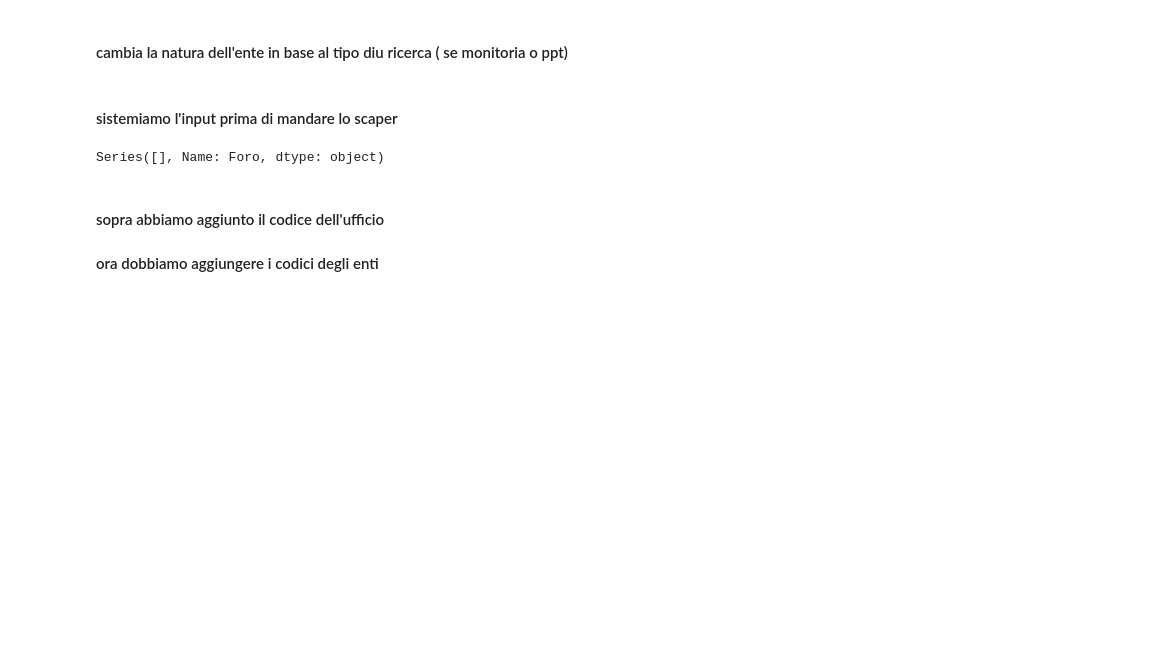
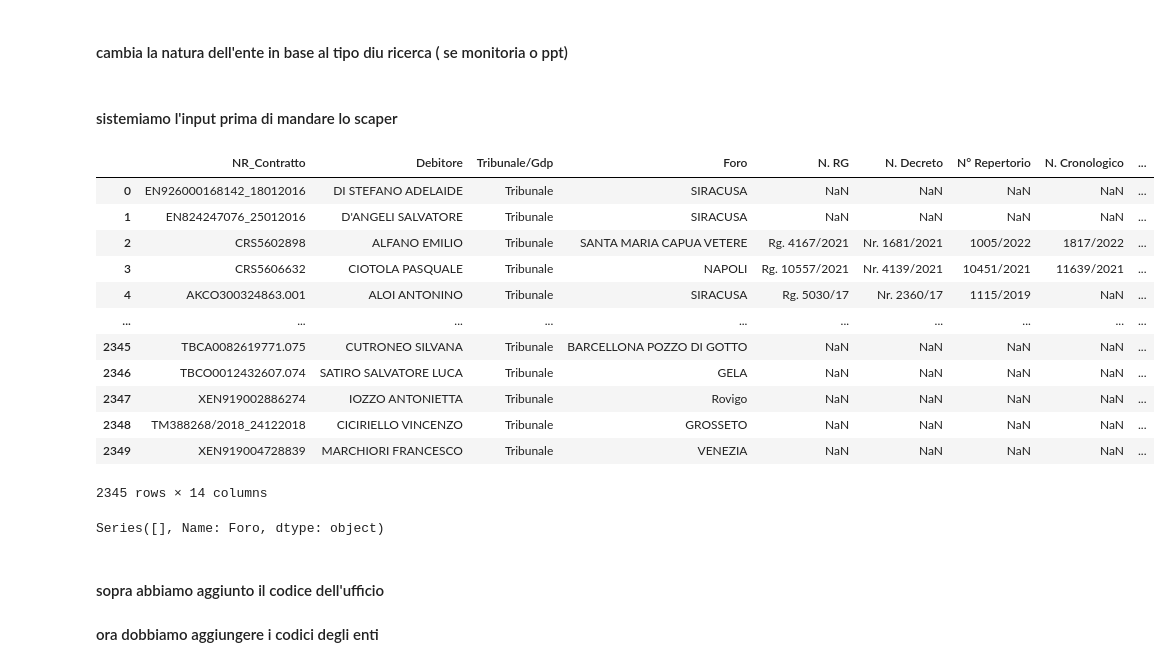
Before and after one commit to ClaudiaEsposit/Scraping_ade, a Jupyter notebook: Tentativi.ipynb, the cells around one changed output. Drawn from its saved outputs; the diff is of its cells as text; code cells hidden in the pictures; blank space fills up the shorter version.

```diff
--- a/Tentativi.ipynb
+++ b/Tentativi.ipynb
@@ -188,9 +174,32 @@ uffici = uffici.iloc[1:]
 uffici['office'] = uffici['office'].str.lower()
 uffici_ut = uffici[uffici['office'].str.contains('ut')]
 # %%
-input = pd.read_excel('Input/Raw/perimetro_27_05.xlsx')
+input = pd.read_excel('Input/Raw/perimetro_03_06.xlsx')
 # %%
 n_columns = input.filter(regex='^N')
 contains_dash = n_columns.applymap(lambda x: '-' in str(x) and '/' not in str(x))
 n_columns = n_columns.applymap(lambda x: x.replace('-', '/') if '-' in str(x) else x)
 input[n_columns.columns] = n_columns
+# %%
+input = input[input['N. RG'].str.contains('/', na=True) | input['N. RG'].isna()]
+input = input[input['N. Decreto'].str.contains('/', na=True) | input['N. Decreto'].isna()]
+input = input[input['N.R.G.E PPT'].str.contains('/', na=True) | input['N.R.G.E PPT'].isna()]
+input = input[input['N° Repertorio'].str.contains('/', na=True) | input['N° Repertorio'].isna()]
+input = input[input['N° Rep PPT'].str.contains('/', na=True) | input['N° Rep PPT'].isna()]
+input = input[input['N. Cronologico'].str.contains('/', na=True) | input['N. Cronologico'].isna()]
+# %%
+input
+# %% [output]
+|  | NR_Contratto | Debitore | Tribunale/Gdp | Foro | N. RG | N. Decreto | N° Repertorio | N. Cronologico | ... |
+| 0 | EN926000168142_18012016 | DI STEFANO ADELAIDE | Tribunale | SIRACUSA | NaN | NaN | NaN | NaN | ... |
+| 1 | EN824247076_25012016 | D'ANGELI SALVATORE | Tribunale | SIRACUSA | NaN | NaN | NaN | NaN | ... |
+| 2 | CRS5602898 | ALFANO EMILIO | Tribunale | SANTA MARIA CAPUA VETERE | Rg. 4167/2021 | Nr. 1681/2021 | 1005/2022 | 1817/2022 | ... |
+| 3 | CRS5606632 | CIOTOLA PASQUALE | Tribunale | NAPOLI | Rg. 10557/2021 | Nr. 4139/2021 | 10451/2021 | 11639/2021 | ... |
+| 4 | AKCO300324863.001 | ALOI ANTONINO | Tribunale | SIRACUSA | Rg. 5030/17 | Nr. 2360/17 | 1115/2019 | NaN | ... |
+| ... | ... | ... | ... | ... | ... | ... | ... | ... | ... |
+| 2345 | TBCA0082619771.075 | CUTRONEO SILVANA | Tribunale | BARCELLONA POZZO DI GOTTO | NaN | NaN | NaN | NaN | ... |
+| 2346 | TBCO0012432607.074 | SATIRO SALVATORE LUCA | Tribunale | GELA | NaN | NaN | NaN | NaN | ... |
+| 2347 | XEN919002886274 | IOZZO ANTONIETTA | Tribunale | Rovigo | NaN | NaN | NaN | NaN | ... |
+| 2348 | TM388268/2018_24122018 | CICIRIELLO VINCENZO | Tribunale | GROSSETO | NaN | NaN | NaN | NaN | ... |
+| 2349 | XEN919004728839 | MARCHIORI FRANCESCO | Tribunale | VENEZIA | NaN | NaN | NaN | NaN | ... |
+2345 rows × 14 columns
```
Also changed, not shown: parts of 15 cells of this notebook, 12 other files.
